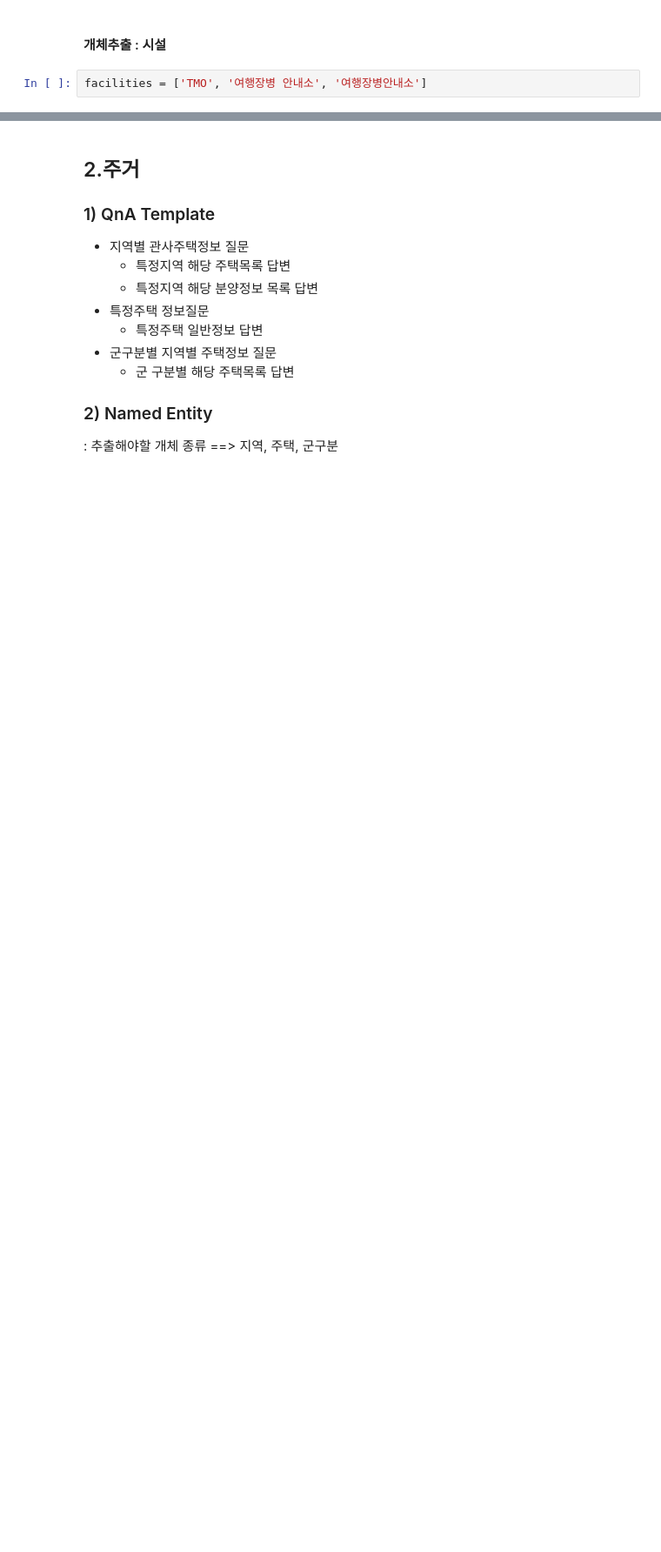
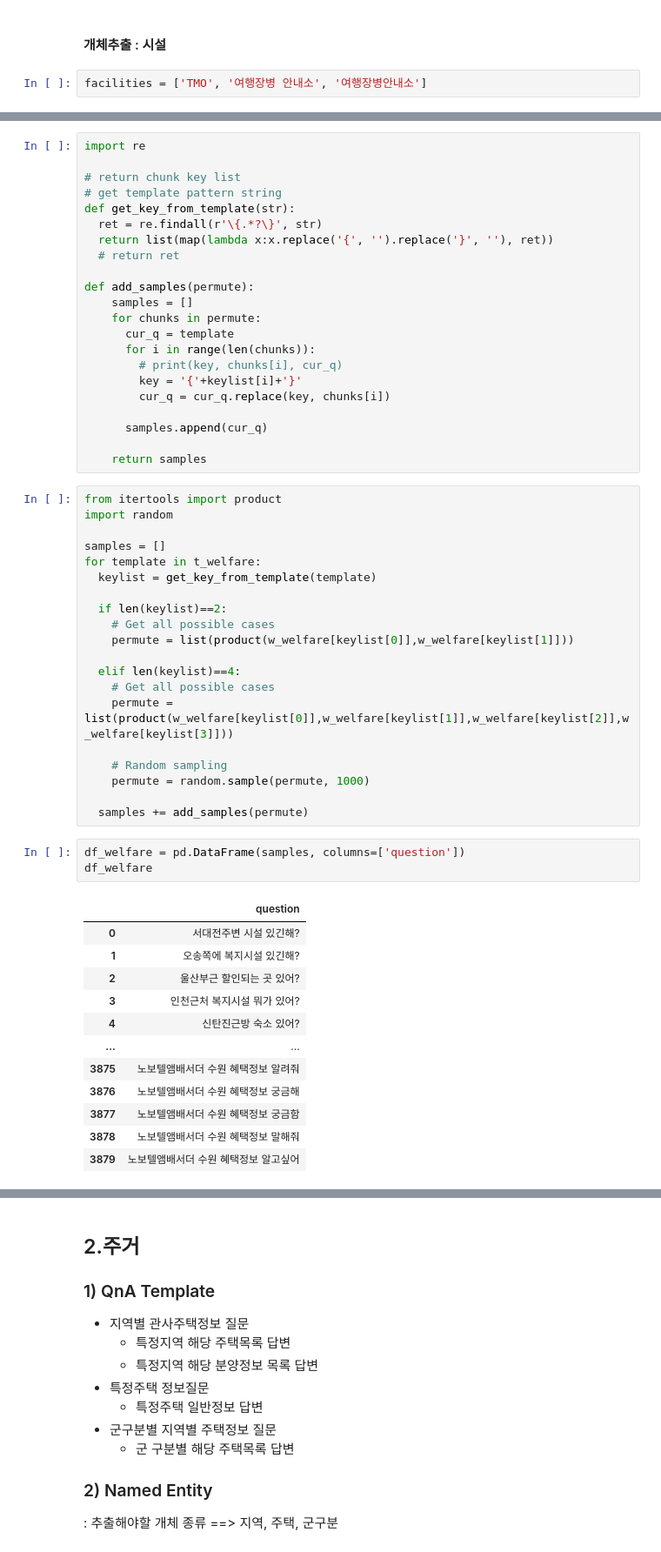
Before and after one commit to koscomcop/2022Military-Chatbot-jupyter, a Jupyter notebook: source/create_dataset.ipynb, the cells around one changed output, grey strips where cells are left out. Shown at 87% size. Saved outputs shown, nothing was run; the diff lists cells and outputs as text; blank space fills up the shorter version.

```diff
--- a/source/create_dataset.ipynb
+++ b/source/create_dataset.ipynb
@@ -286,0 +309,58 @@ print(len(list(permute)))
+# %%
+import re
+
+# return chunk key list
+# get template pattern string
+def get_key_from_template(str):
+  ret = re.findall(r'\{.*?\}', str)
+  return list(map(lambda x:x.replace('{', '').replace('}', ''), ret))
+  # return ret
+
+def add_samples(permute):
+    samples = []
+    for chunks in permute:
+      cur_q = template
+      for i in range(len(chunks)):
+        # print(key, chunks[i], cur_q)
+        key = '{'+keylist[i]+'}'
+        cur_q = cur_q.replace(key, chunks[i])
+
+      samples.append(cur_q)
+
+    return samples
+# %%
+from itertools import product
+import random
+
+samples = []
+for template in t_welfare:
+  keylist = get_key_from_template(template)
+
+  if len(keylist)==2:
+    # Get all possible cases
+    permute = list(product(w_welfare[keylist[0]],w_welfare[keylist[1]]))
+
+  elif len(keylist)==4:
+    # Get all possible cases
+    permute = list(product(w_welfare[keylist[0]],w_welfare[keylist[1]],w_welfare[keylist[2]],w_welfare[keylist[3]]))
+
+    # Random sampling
+    permute = random.sample(permute, 1000)
+
+  samples += add_samples(permute)
+# %%
+df_welfare = pd.DataFrame(samples, columns=['question'])
+df_welfare
+# %% [output]
+|  | question |
+| 0 | 서대전주변 시설 있긴해? |
+| 1 | 오송쪽에 복지시설 있긴해? |
+| 2 | 울산부근 할인되는 곳 있어? |
+| 3 | 인천근처 복지시설 뭐가 있어? |
+| 4 | 신탄진근방 숙소 있어? |
+| ... | ... |
+| 3875 | 노보텔앰배서더 수원 혜택정보 알려줘 |
+| 3876 | 노보텔앰배서더 수원 혜택정보 궁금해 |
+| 3877 | 노보텔앰배서더 수원 혜택정보 궁금함 |
+| 3878 | 노보텔앰배서더 수원 혜택정보 말해줘 |
+| 3879 | 노보텔앰배서더 수원 혜택정보 알고싶어 |
```
Also changed, not shown: parts of 34 cells of this notebook.
